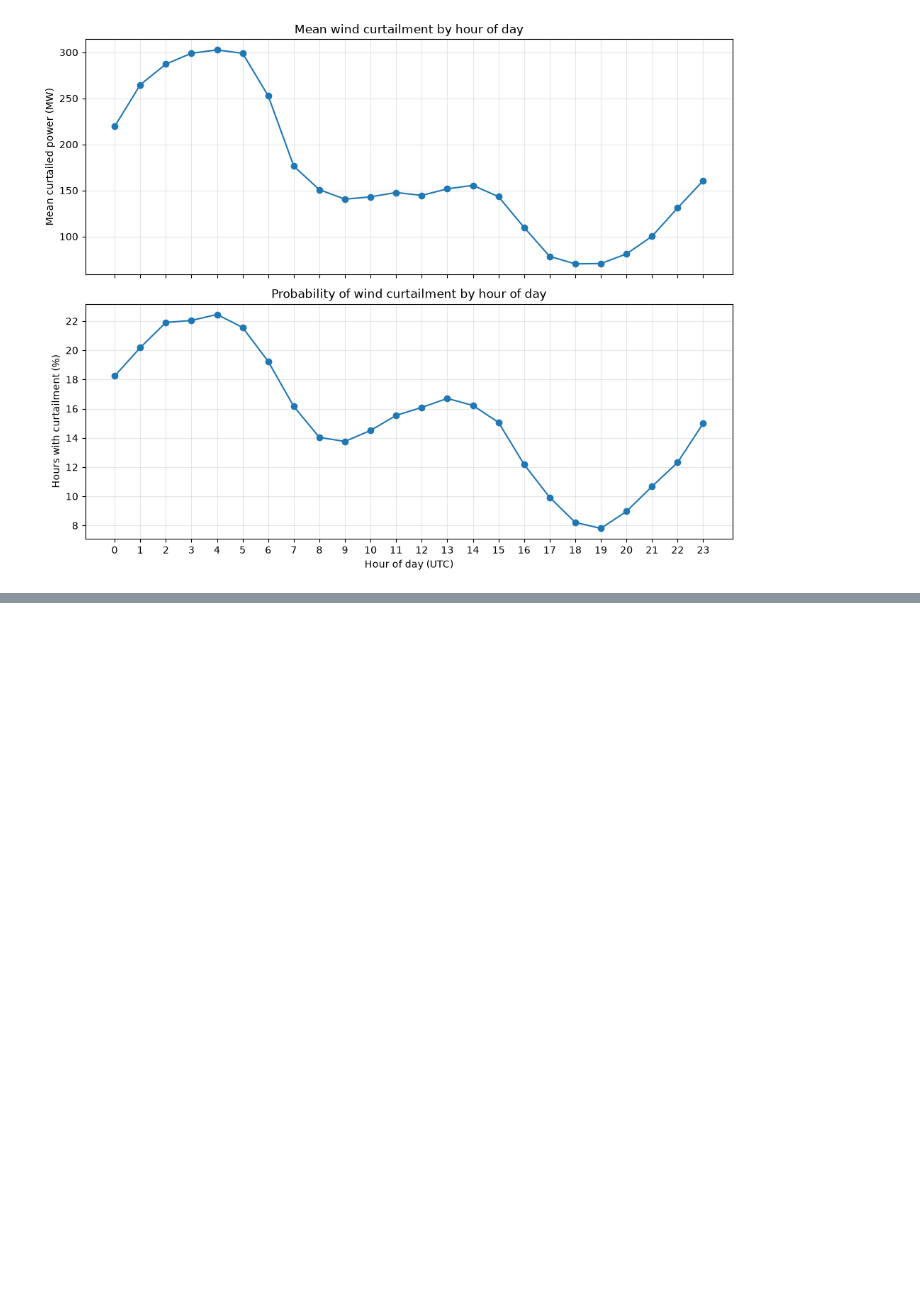
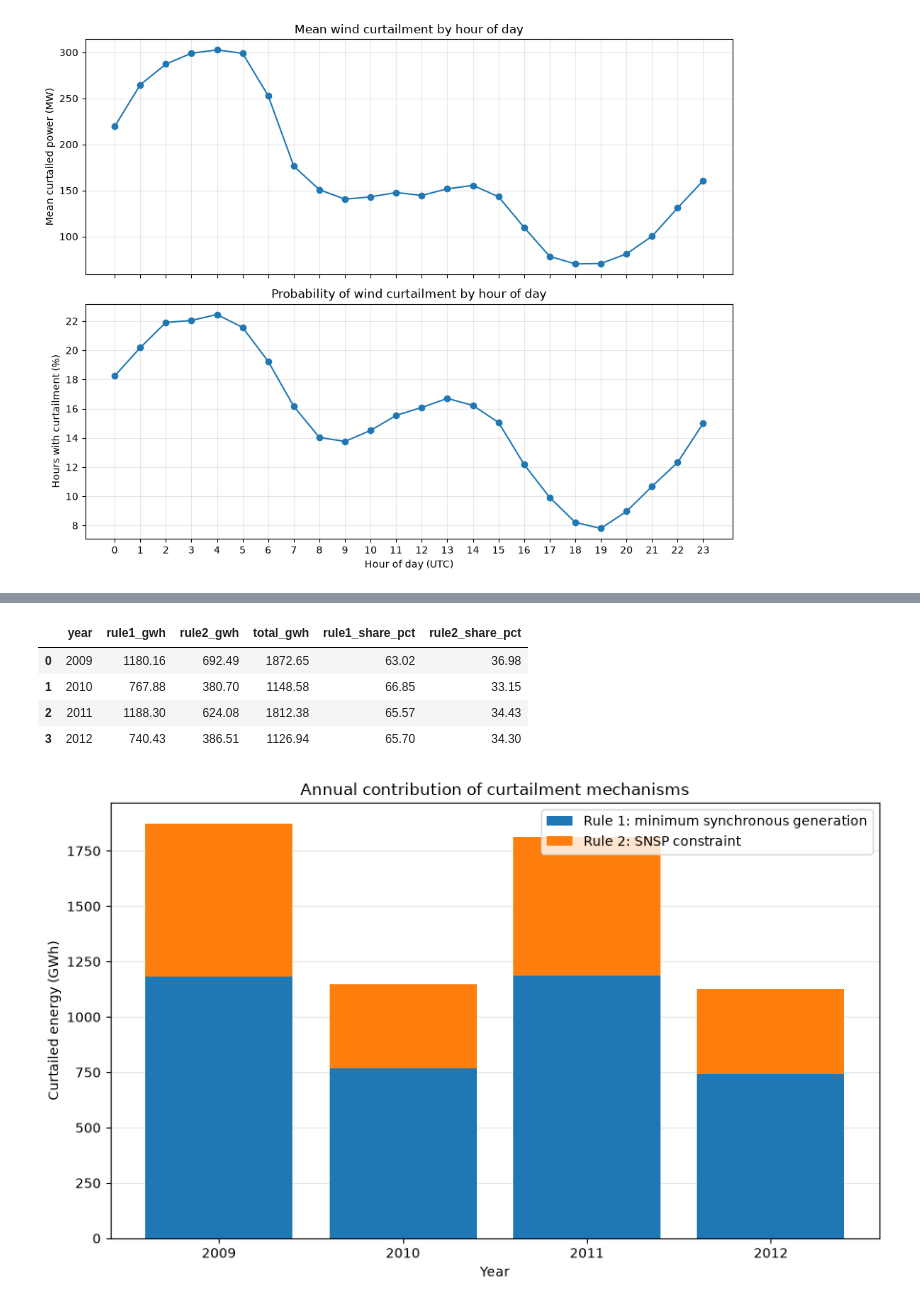
Before and after one commit to giulio-taiocchi/Wind-curtailment, a Jupyter notebook: notebook/Irish_Wind_Curtailment_2009_2012.ipynb, the cells around one changed output, grey strips where cells are left out. Drawn from its saved outputs; the diff is of its cells as text; code cells hidden in the pictures; blank space fills up the shorter version.

```diff
--- a/notebook/Irish_Wind_Curtailment_2009_2012.ipynb
+++ b/notebook/Irish_Wind_Curtailment_2009_2012.ipynb
@@ -675,0 +750,76 @@ plt.show()
+# %%
+# Sum the hourly contributions from each curtailment rule by year.
+rule_energy = (
+    hourly.groupby("year")[
+        ["curtailment_rule1_mw", "curtailment_rule2_mw"]
+    ]
+    .sum()
+    .reset_index()
+)
+
+# Convert the energy totals from MWh to GWh.
+rule_energy["rule1_gwh"] = rule_energy["curtailment_rule1_mw"] / 1000
+rule_energy["rule2_gwh"] = rule_energy["curtailment_rule2_mw"] / 1000
+
+# Calculate the combined curtailed energy for each year.
+rule_energy["total_gwh"] = (
+    rule_energy["rule1_gwh"] + rule_energy["rule2_gwh"]
+)
+
+# Calculate the percentage contribution of each rule.
+rule_energy["rule1_share_pct"] = (
+    100 * rule_energy["rule1_gwh"] / rule_energy["total_gwh"]
+)
+rule_energy["rule2_share_pct"] = (
+    100 * rule_energy["rule2_gwh"] / rule_energy["total_gwh"]
+)
+
+# Display the numerical results.
+display(
+    rule_energy[
+        ["year", "rule1_gwh", "rule2_gwh", "total_gwh",
+         "rule1_share_pct", "rule2_share_pct"]
+    ].round(2)
+)
+
+# Create a stacked bar chart of annual curtailed energy.
+fig, ax = plt.subplots(figsize=(9, 5.5))
+
+# Plot the contribution from the minimum synchronous generation rule.
+ax.bar(
+    rule_energy["year"].astype(str),
+    rule_energy["rule1_gwh"],
+    label="Rule 1: minimum synchronous generation"
+)
+
+# Stack the SNSP contribution above Rule 1.
+ax.bar(
+    rule_energy["year"].astype(str),
+    rule_energy["rule2_gwh"],
+    bottom=rule_energy["rule1_gwh"],
+    label="Rule 2: SNSP constraint"
+)
+
+# Add labels, title, legend and grid.
+ax.set_xlabel("Year")
+ax.set_ylabel("Curtailed energy (GWh)")
+ax.set_title("Annual contribution of curtailment mechanisms")
+ax.legend()
+ax.grid(axis="y", alpha=0.3)
+ax.set_axisbelow(True)
+
+# Save and display the figure.
+fig.tight_layout()
+fig.savefig(
+    FIGURES_DIR / "annual_curtailment_mechanisms.png",
+    dpi=300,
+    bbox_inches="tight"
+)
+plt.show()
+# %% [output]
+|  | year | rule1_gwh | rule2_gwh | total_gwh | rule1_share_pct | rule2_share_pct |
+| 0 | 2009 | 1180.16 | 692.49 | 1872.65 | 63.02 | 36.98 |
+| 1 | 2010 | 767.88 | 380.70 | 1148.58 | 66.85 | 33.15 |
+| 2 | 2011 | 1188.30 | 624.08 | 1812.38 | 65.57 | 34.43 |
+| 3 | 2012 | 740.43 | 386.51 | 1126.94 | 65.70 | 34.30 |
+[figure, added]
```
Also changed, not shown: parts of 14 cells of this notebook, 10 other files.
